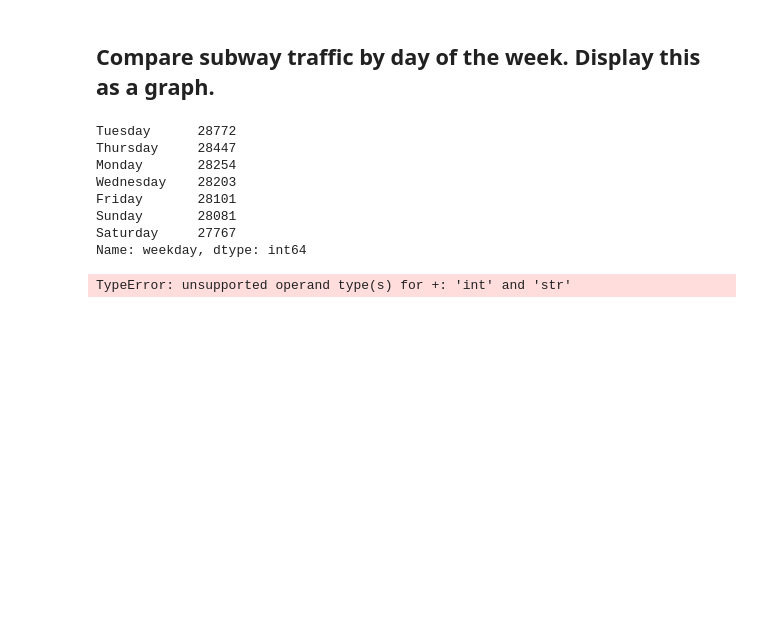
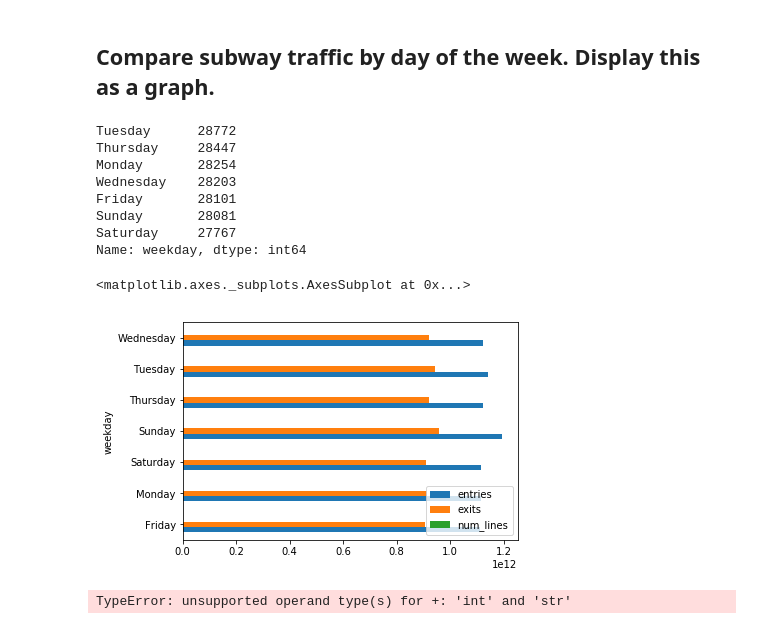
Before and after one commit to rvent/dsc-0-03-08-understanding-pandas-series-and-dataframes-lab-nyc-ds-career-012819, a Jupyter notebook: index.ipynb, the cells around one changed output. Drawn from its saved outputs; the diff is of its cells as text; code cells hidden in the pictures; blank space fills up the shorter version.

```diff
--- a/index.ipynb
+++ b/index.ipynb
@@ -244,7 +244,10 @@ Saturday     27767
 Name: weekday, dtype: int64
 # %%
 weekdays_count = df.groupby("weekday").sum()
-weekdays_count.plot(kind)
+weekdays_count.plot(kind="barh")
+# %% [output]
+<matplotlib.axes._subplots.AxesSubplot at 0x...>
+[figure, added]
 # %%
 mon_id = mon.groupby("identifier").describe()
 # %%
```
